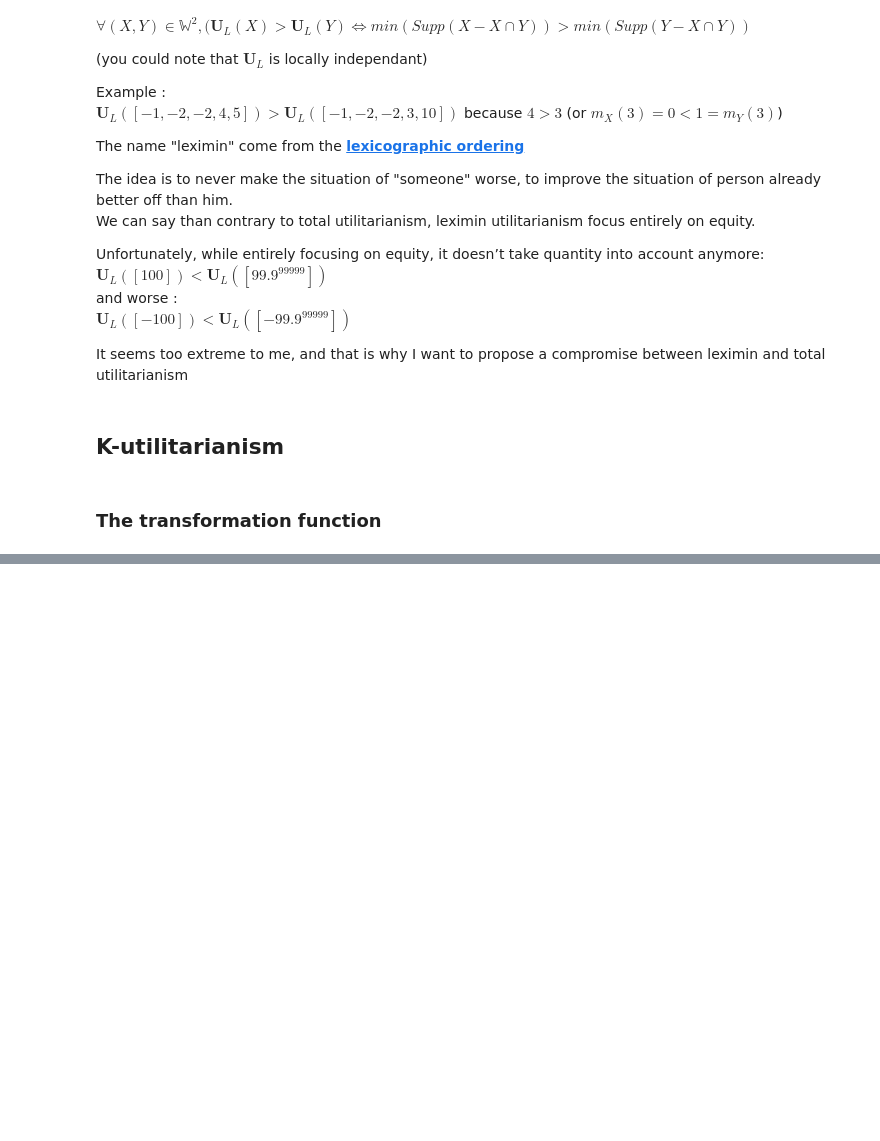
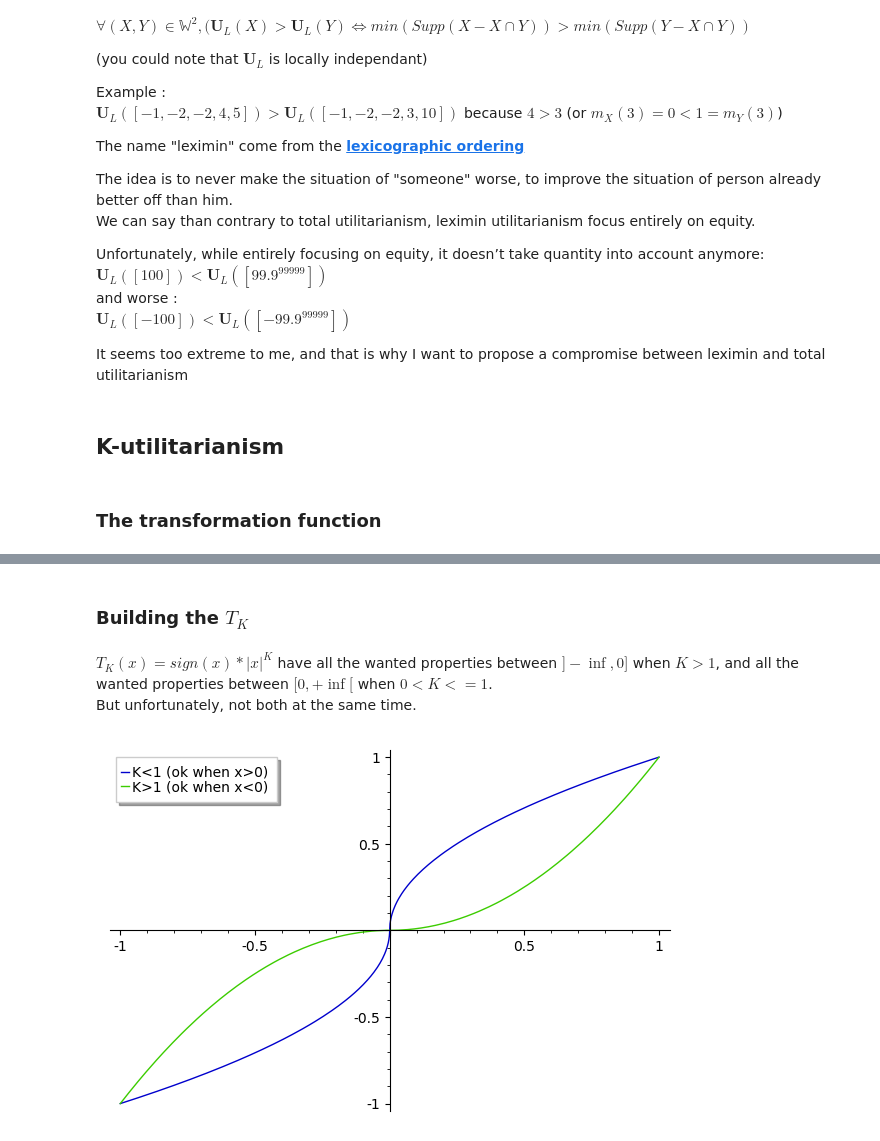
Before and after one commit to dionisos2/notebooks, a Jupyter notebook: k-utilitarianism.ipynb, the cells around one changed output, grey strips where cells are left out. Drawn from its saved outputs; the diff is of its cells as text; code cells hidden in the pictures; blank space fills up the shorter version.

```diff
--- a/k-utilitarianism.ipynb
+++ b/k-utilitarianism.ipynb
@@ -133,0 +180,14 @@ Here the idea is that $K$ is parameter which will specify how much we "weight" e
+# %% [markdown]
+### Building the $T_K$
+# %% [markdown]
+$T_K(x)=sign(x)*|x|^K$ have all the wanted properties between $]-\inf, 0]$ when $K>1$, and all the wanted properties between $[0,+\inf[$ when $0<K<=1$.
+But unfortunately, not both at the same time.
+# %%
+def T(k):
+    return sign(x)*abs(x)**k
+
+graph = plot([T(0.5), T(2)], legend_label=["K<1 (ok when x>0)","K>1 (ok when x<0)"])
+
+graph.show()
+# %% [output]
+[figure, added]
```
Also changed, not shown: parts of 12 cells of this notebook.
